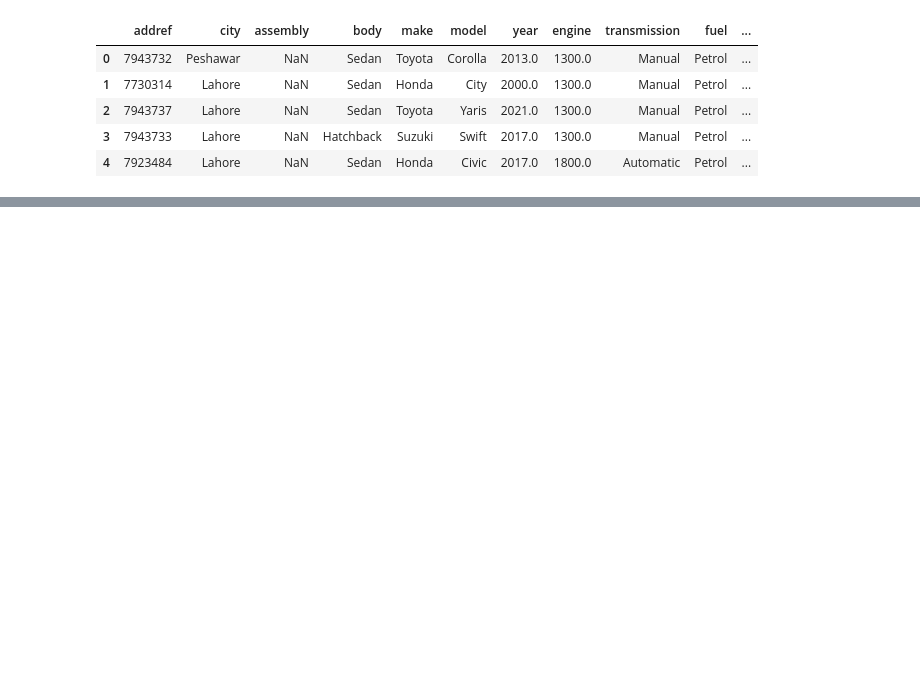
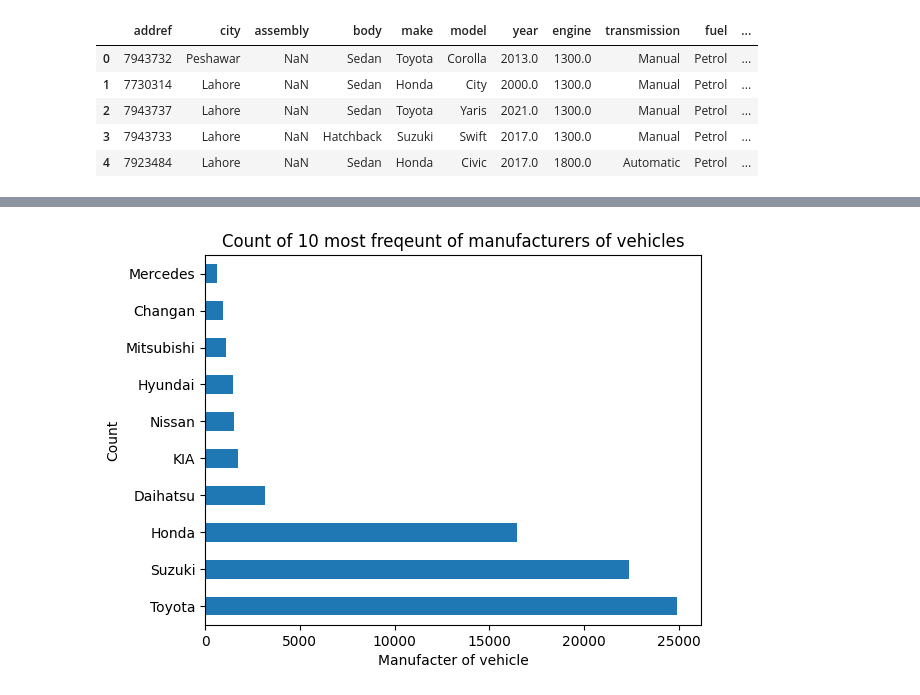
Before and after one commit to RadimCech/LSM1_projekt, a Jupyter notebook: script.ipynb, the cells around one changed output, grey strips where cells are left out. Saved outputs shown, nothing was run; the diff lists cells and outputs as text; code cells hidden in the pictures; blank space fills up the shorter version.

```diff
--- a/script.ipynb
+++ b/script.ipynb
@@ -11,0 +130,3 @@ df.head()
+# %%
+top10_make = df['make'].value_counts().head(10)
+top10_make
@@ -11,0 +146,8 @@ df.head()
+# %%
+top10_make.plot(kind = 'barh')
+plt.title('Count of 10 most freqeunt of manufacturers of vehicles')
+plt.xlabel('Manufacter of vehicle')
+plt.ylabel('Count')
+plt.show()
+# %% [output]
+[figure, added]
```
Also changed, not shown: parts of 19 cells of this notebook.
